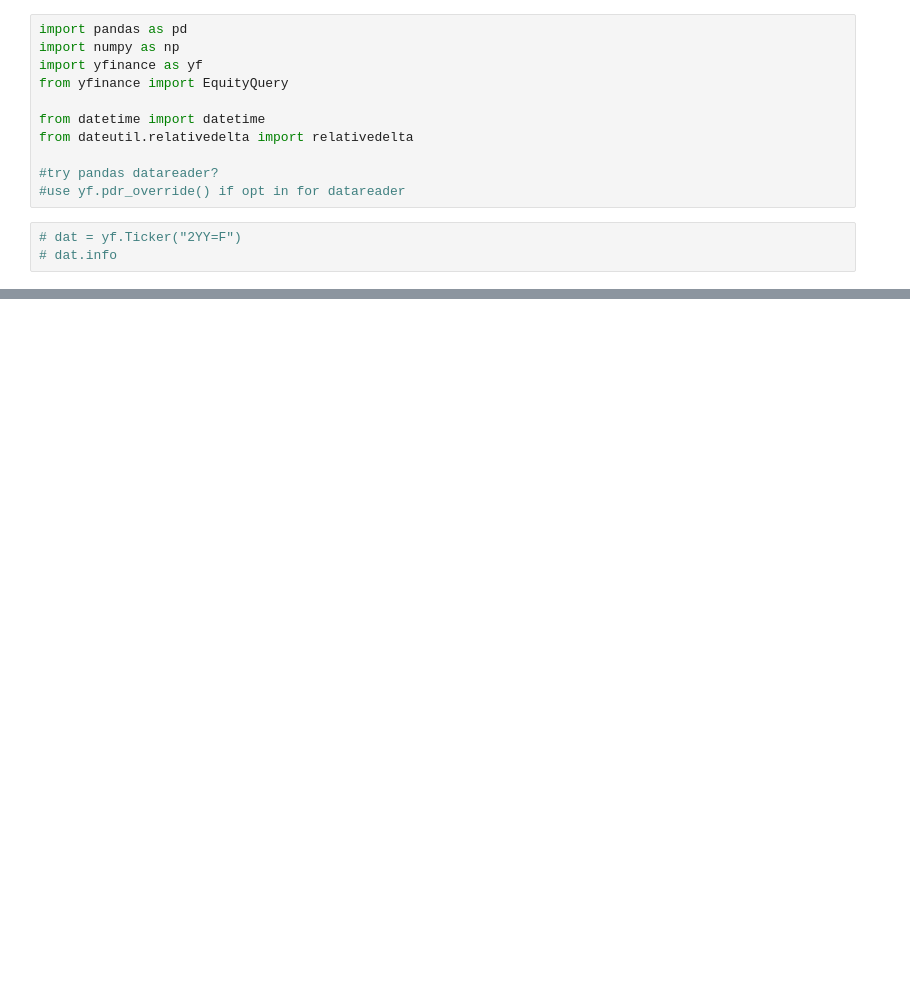
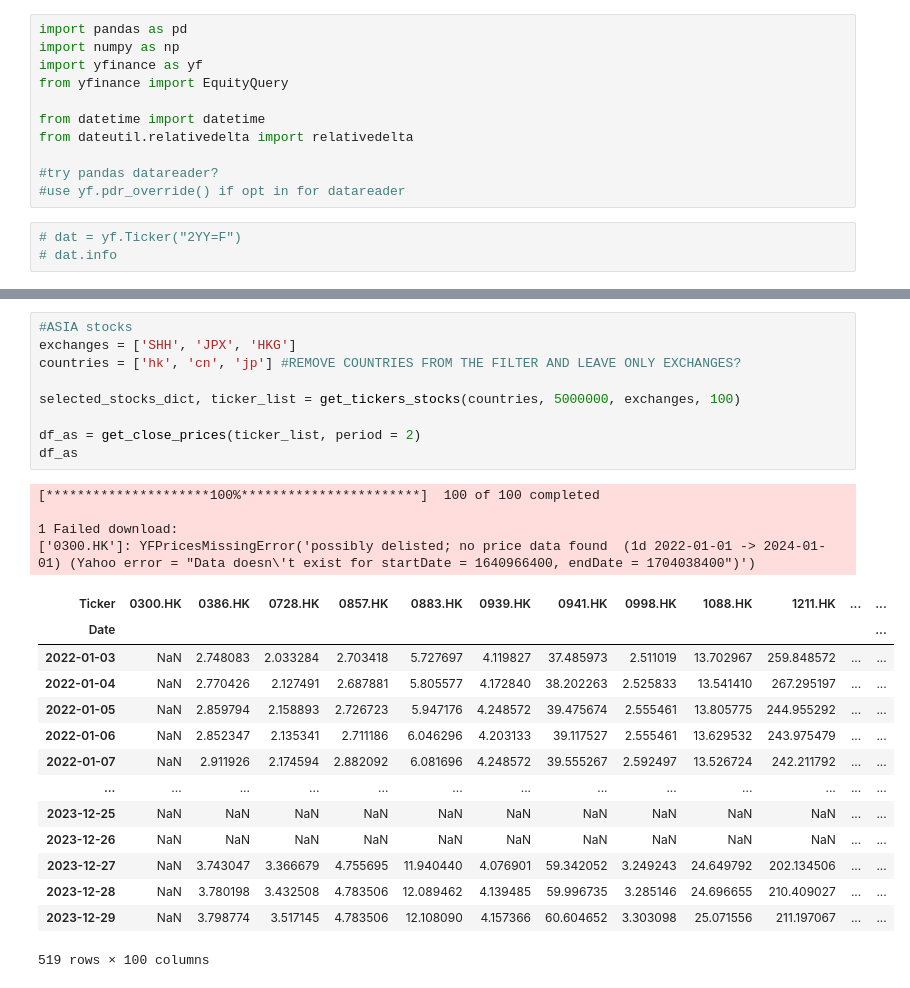
Before and after one commit to KirillKovalchuk02/thesis_clustering, a Jupyter notebook: data_process.ipynb, the cells around one changed output, grey strips where cells are left out. Saved outputs shown, nothing was run; the diff lists cells and outputs as text; blank space fills up the shorter version.

```diff
--- a/data_process.ipynb
+++ b/data_process.ipynb
@@ -65,0 +117,28 @@ df_close
+# %%
+#ASIA stocks
+exchanges = ['SHH', 'JPX', 'HKG']
+countries = ['hk', 'cn', 'jp'] #REMOVE COUNTRIES FROM THE FILTER AND LEAVE ONLY EXCHANGES?
+
+selected_stocks_dict, ticker_list = get_tickers_stocks(countries, 5000000, exchanges, 100)
+
+df_as = get_close_prices(ticker_list, period = 2)
+df_as
+# %% [output]
+[*********************100%***********************]  100 of 100 completed
+
+1 Failed download:
+['0300.HK']: YFPricesMissingError('possibly delisted; no price data found  (1d 2022-01-01 -> 2024-01-01) (Yahoo error = "Data doesn\'t exist for startDate = 1640966400, endDate = 1704038400")')
+| Ticker | 0300.HK | 0386.HK | 0728.HK | 0857.HK | 0883.HK | 0939.HK | 0941.HK | 0998.HK | 1088.HK | 1211.HK | ... | ... |
+| Date |  |  |  |  |  |  |  |  |  |  |  | ... |
+| 2022-01-03 | NaN | 2.748083 | 2.033284 | 2.703418 | 5.727697 | 4.119827 | 37.485973 | 2.511019 | 13.702967 | 259.848572 | ... | ... |
+| 2022-01-04 | NaN | 2.770426 | 2.127491 | 2.687881 | 5.805577 | 4.172840 | 38.202263 | 2.525833 | 13.541410 | 267.295197 | ... | ... |
+| 2022-01-05 | NaN | 2.859794 | 2.158893 | 2.726723 | 5.947176 | 4.248572 | 39.475674 | 2.555461 | 13.805775 | 244.955292 | ... | ... |
+| 2022-01-06 | NaN | 2.852347 | 2.135341 | 2.711186 | 6.046296 | 4.203133 | 39.117527 | 2.555461 | 13.629532 | 243.975479 | ... | ... |
+| 2022-01-07 | NaN | 2.911926 | 2.174594 | 2.882092 | 6.081696 | 4.248572 | 39.555267 | 2.592497 | 13.526724 | 242.211792 | ... | ... |
+| ... | ... | ... | ... | ... | ... | ... | ... | ... | ... | ... | ... | ... |
+| 2023-12-25 | NaN | NaN | NaN | NaN | NaN | NaN | NaN | NaN | NaN | NaN | ... | ... |
+| 2023-12-26 | NaN | NaN | NaN | NaN | NaN | NaN | NaN | NaN | NaN | NaN | ... | ... |
+| 2023-12-27 | NaN | 3.743047 | 3.366679 | 4.755695 | 11.940440 | 4.076901 | 59.342052 | 3.249243 | 24.649792 | 202.134506 | ... | ... |
+| 2023-12-28 | NaN | 3.780198 | 3.432508 | 4.783506 | 12.089462 | 4.139485 | 59.996735 | 3.285146 | 24.696655 | 210.409027 | ... | ... |
+| 2023-12-29 | NaN | 3.798774 | 3.517145 | 4.783506 | 12.108090 | 4.157366 | 60.604652 | 3.303098 | 25.071556 | 211.197067 | ... | ... |
+519 rows × 100 columns
```
Also changed, not shown: parts of 5 cells of this notebook.
